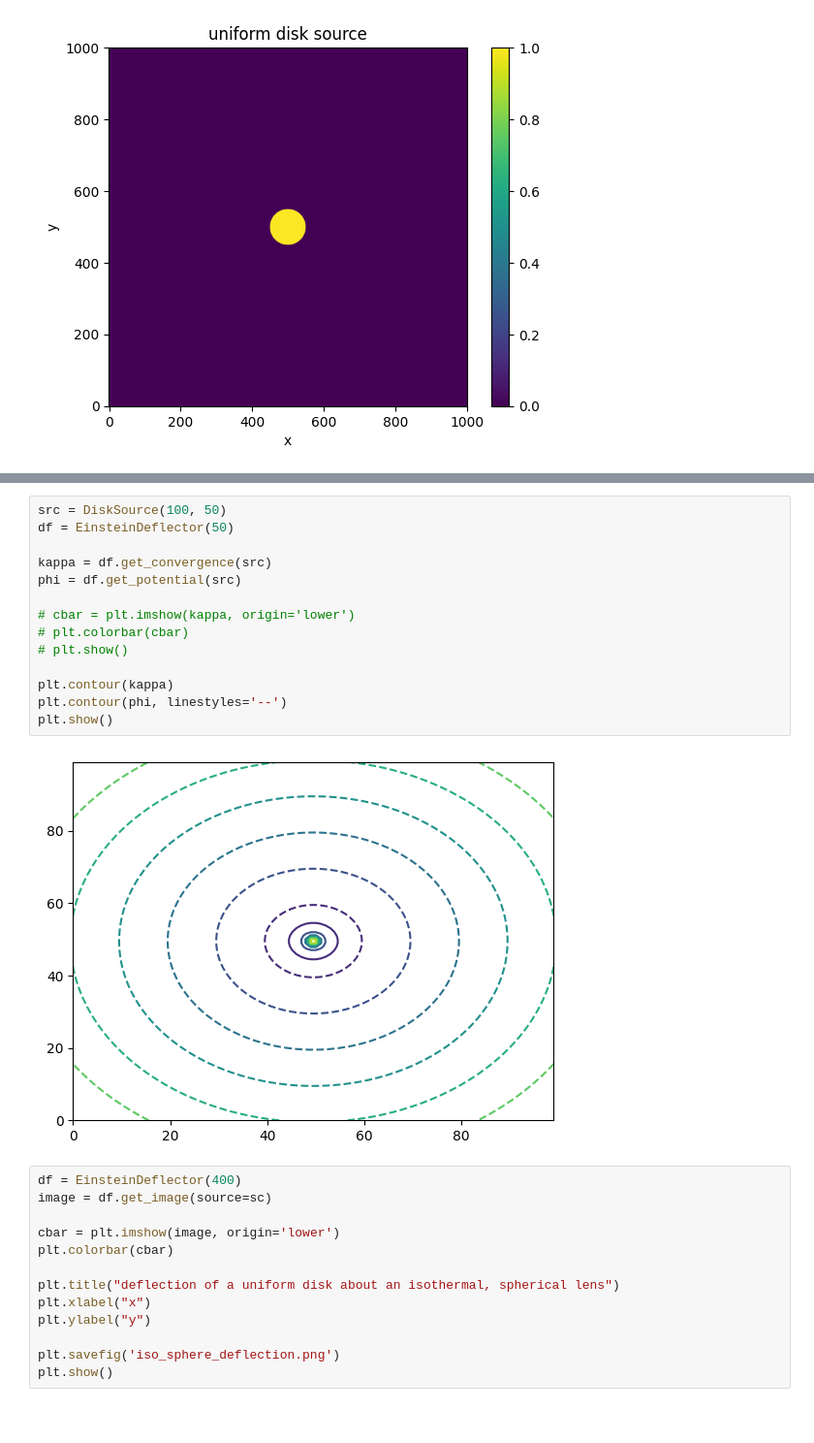
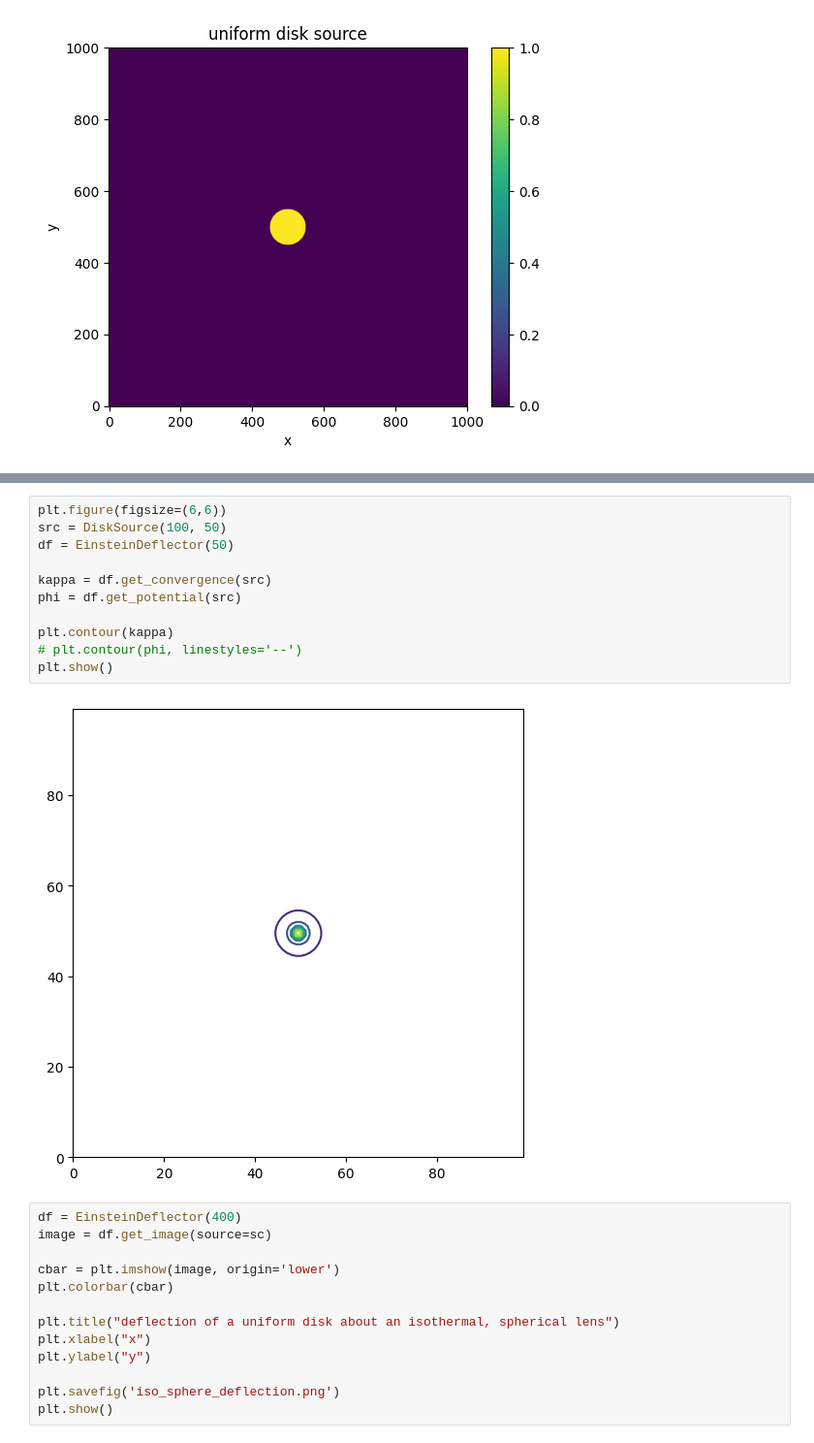
Before and after one commit to OliverRedhead/Gravitational-Lensing, a Jupyter notebook: wk1/isothermal_sphere/einstein_testing.ipynb, the cells around one changed output, grey strips where cells are left out. Shown at 97% size. Drawn from its saved outputs; the diff is of its cells as text; blank space fills up the shorter version.

```diff
--- a/wk1/isothermal_sphere/einstein_testing.ipynb
+++ b/wk1/isothermal_sphere/einstein_testing.ipynb
@@ -20,19 +29,16 @@ plt.show()
 # %%
+plt.figure(figsize=(6,6))
 src = DiskSource(100, 50)
 df = EinsteinDeflector(50)
 
 kappa = df.get_convergence(src)
 phi = df.get_potential(src)
 
-# cbar = plt.imshow(kappa, origin='lower')
-# plt.colorbar(cbar)
-# plt.show()
-
 plt.contour(kappa)
-plt.contour(phi, linestyles='--')
+# plt.contour(phi, linestyles='--')
 plt.show()
 # %% [output]
-[figure, old version]
+[figure, new version]
 # %%
 df = EinsteinDeflector(400)
 image = df.get_image(source=sc)
```
Also changed, not shown: parts of 1 cell of this notebook, 1 other file.
